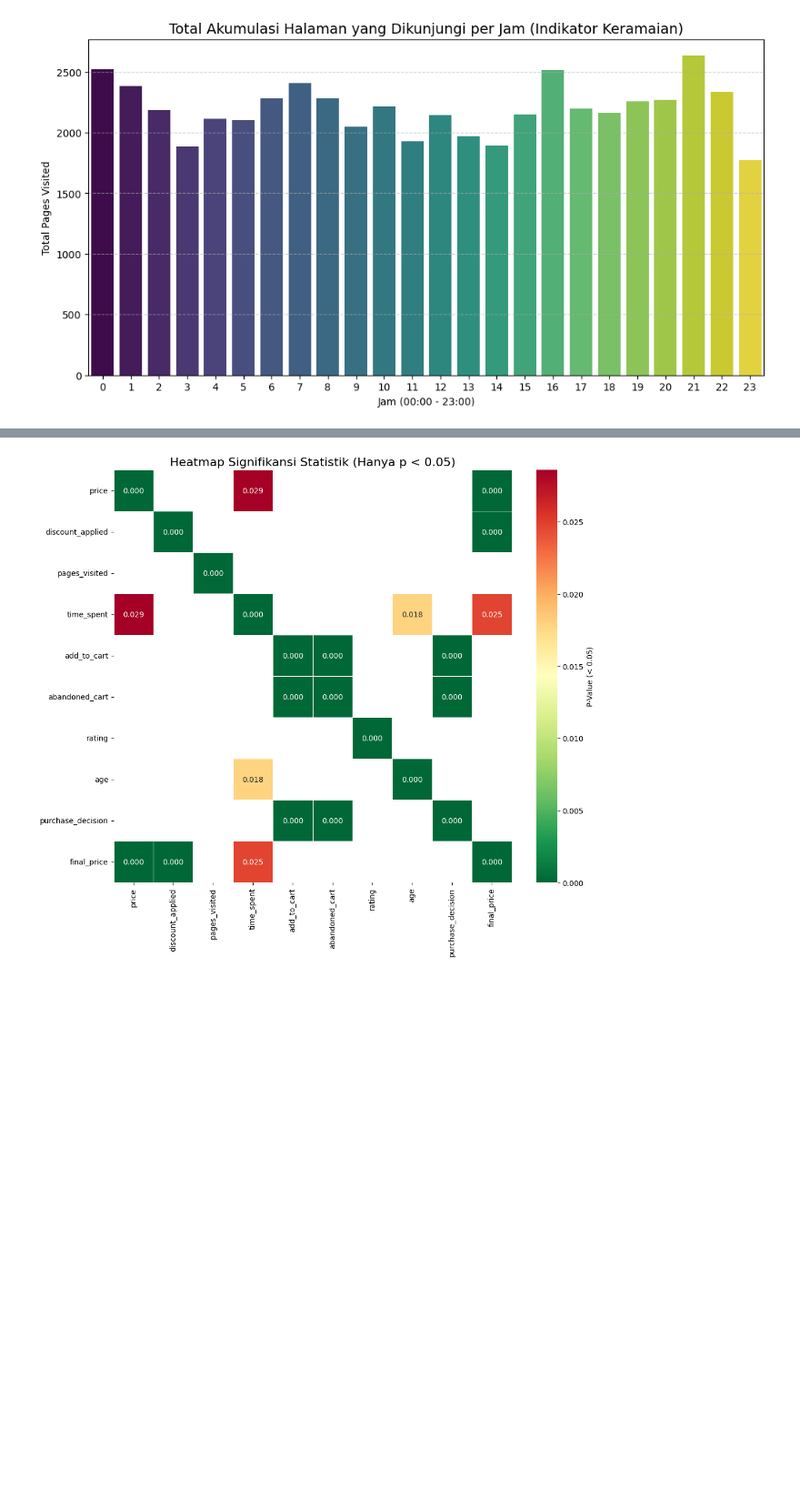
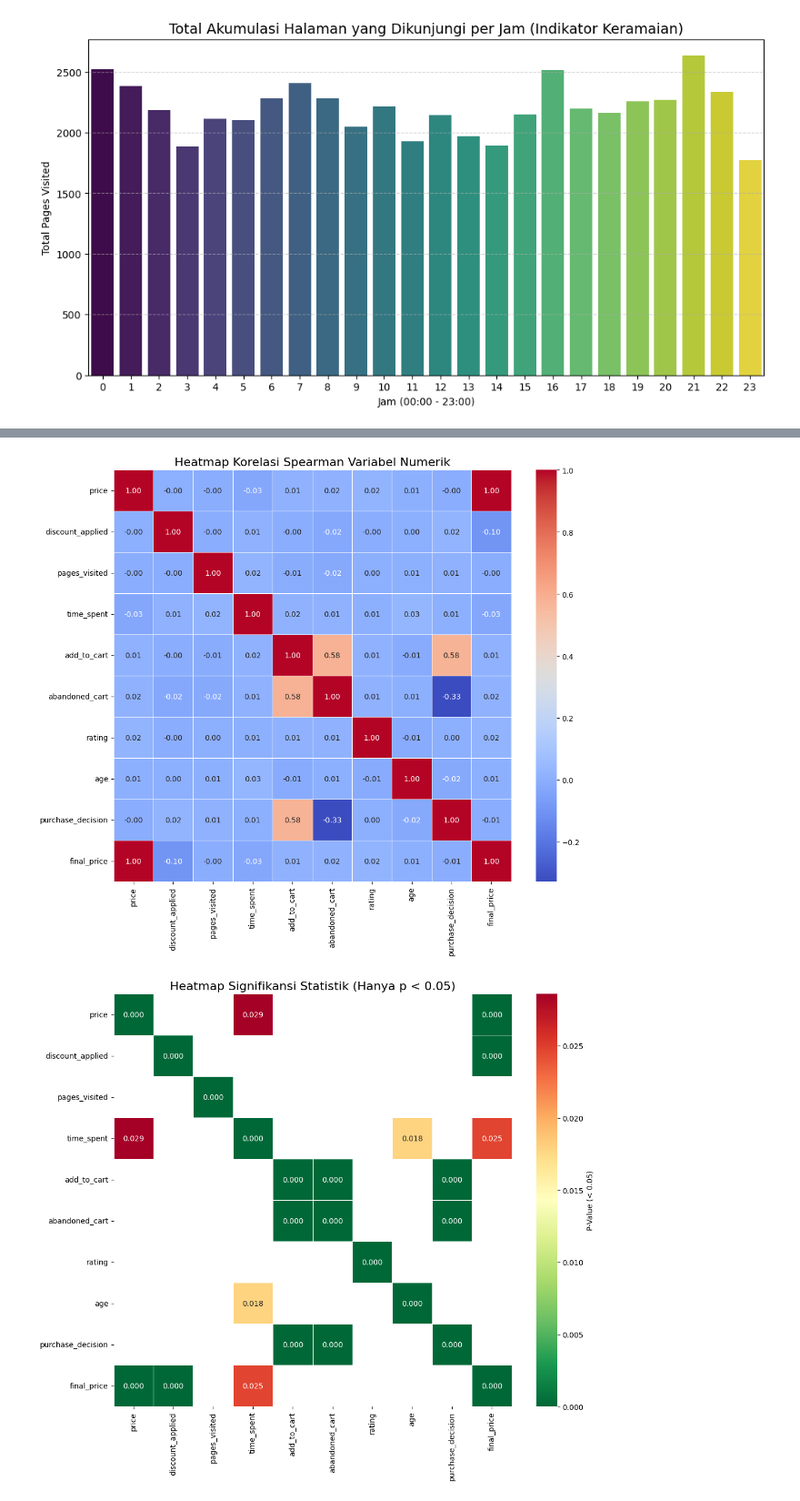
Before and after one commit to Arfan-Susanto/Projek-Data-Analyst, a Jupyter notebook: (Progress) Kaggle - AI-Driven Consumer Behavior/Progress.ipynb, the cells around one changed output, grey strips where cells are left out. Shown at 91% size. Saved outputs shown, nothing was run; the diff lists cells and outputs as text; code cells hidden in the pictures; blank space fills up the shorter version.

```diff
--- a/(Progress) Kaggle - AI-Driven Consumer Behavior/Progress.ipynb
+++ b/(Progress) Kaggle - AI-Driven Consumer Behavior/Progress.ipynb
@@ -599,3 +603,13 @@ plt.show()
+# %%
+numeric_df = df.select_dtypes(include=['int64', 'float64'])
+spearman_corr_matrix = numeric_df.corr(method='spearman')
+
+plt.figure(figsize=(12, 10))
+sns.heatmap(spearman_corr_matrix, annot=True, cmap='coolwarm', fmt='.2f', linewidths=0.5)
+plt.title('Heatmap Korelasi Spearman Variabel Numerik', size=16)
+plt.show()
+# %% [output]
+[figure, added]
 # %%
 numeric_cols = df.select_dtypes(include=['int64', 'float64']).columns
 n_cols = len(numeric_cols)
```
Also changed, not shown: parts of 11 cells of this notebook.
